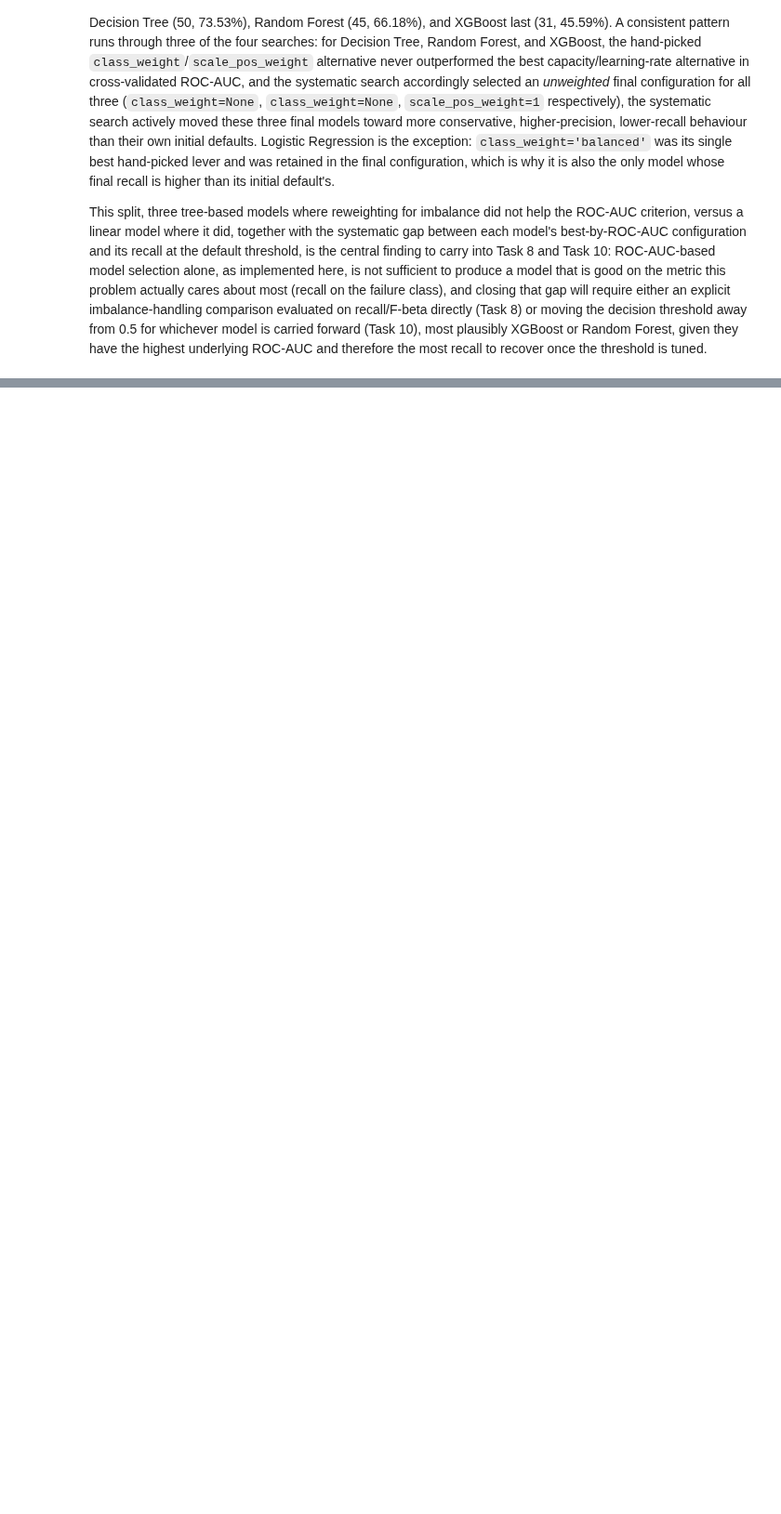
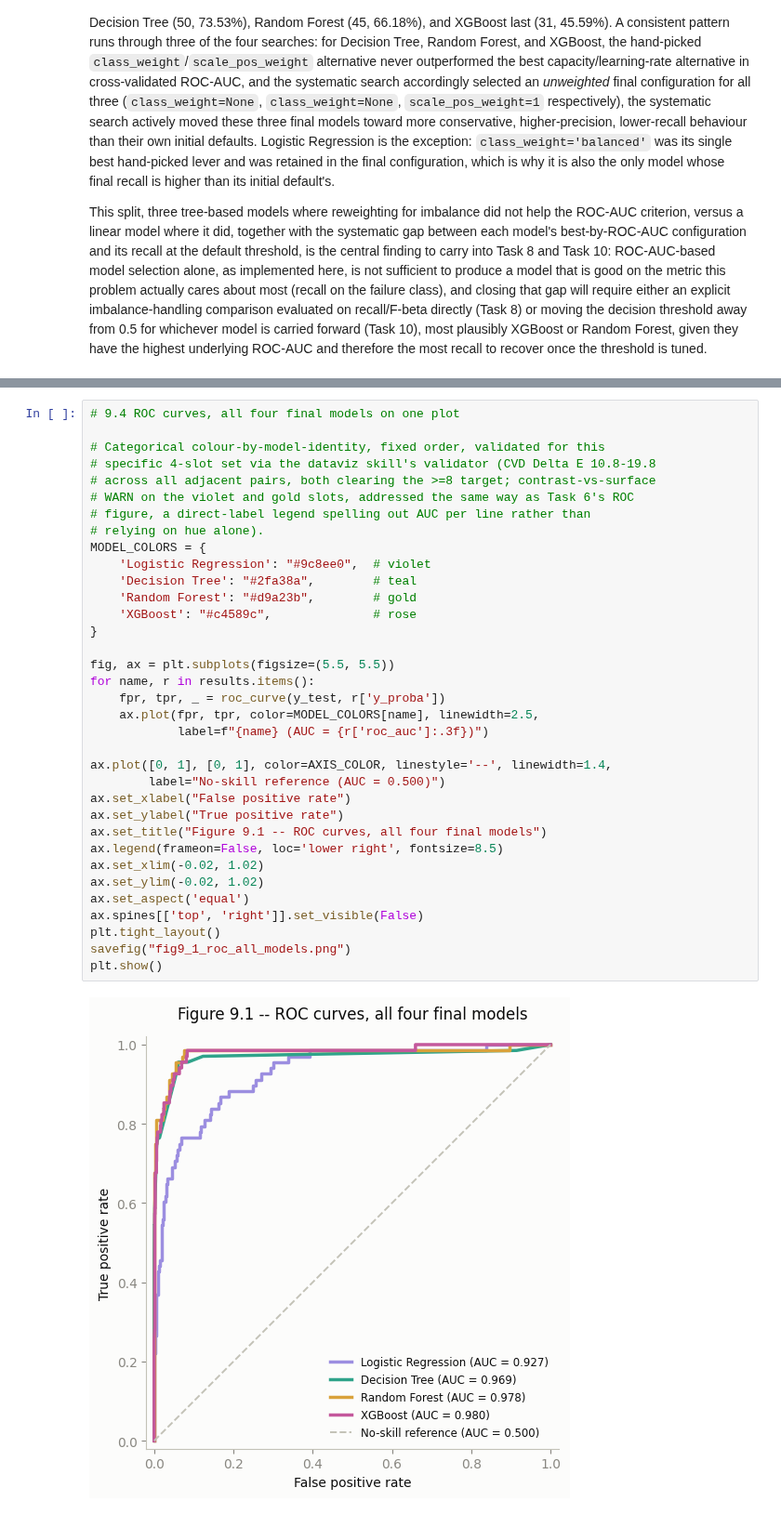
Before and after one commit to JoseAlberto88/Predictive-Maintenance-Dataset, a Jupyter notebook: Predictive_Maintenance_Dataset.ipynb, the cells around one changed output, grey strips where cells are left out. Shown at 93% size. Saved outputs shown, nothing was run; the diff lists cells and outputs as text; blank space fills up the shorter version.

```diff
--- a/Predictive_Maintenance_Dataset.ipynb
+++ b/Predictive_Maintenance_Dataset.ipynb
@@ -1976,0 +2532,37 @@ This split, three tree-based models where reweighting for imbalance did not help
+# %%
+# 9.4 ROC curves, all four final models on one plot
+
+# Categorical colour-by-model-identity, fixed order, validated for this
+# specific 4-slot set via the dataviz skill's validator (CVD Delta E 10.8-19.8
+# across all adjacent pairs, both clearing the >=8 target; contrast-vs-surface
+# WARN on the violet and gold slots, addressed the same way as Task 6's ROC
+# figure, a direct-label legend spelling out AUC per line rather than
+# relying on hue alone).
+MODEL_COLORS = {
+    'Logistic Regression': "#9c8ee0",  # violet
+    'Decision Tree': "#2fa38a",        # teal
+    'Random Forest': "#d9a23b",        # gold
+    'XGBoost': "#c4589c",              # rose
+}
+
+fig, ax = plt.subplots(figsize=(5.5, 5.5))
+for name, r in results.items():
+    fpr, tpr, _ = roc_curve(y_test, r['y_proba'])
+    ax.plot(fpr, tpr, color=MODEL_COLORS[name], linewidth=2.5,
+            label=f"{name} (AUC = {r['roc_auc']:.3f})")
+
+ax.plot([0, 1], [0, 1], color=AXIS_COLOR, linestyle='--', linewidth=1.4,
+        label="No-skill reference (AUC = 0.500)")
+ax.set_xlabel("False positive rate")
+ax.set_ylabel("True positive rate")
+ax.set_title("Figure 9.1 -- ROC curves, all four final models")
+ax.legend(frameon=False, loc='lower right', fontsize=8.5)
+ax.set_xlim(-0.02, 1.02)
+ax.set_ylim(-0.02, 1.02)
+ax.set_aspect('equal')
+ax.spines[['top', 'right']].set_visible(False)
+plt.tight_layout()
+savefig("fig9_1_roc_all_models.png")
+plt.show()
+# %% [output]
+[figure, added]
```
Also changed, not shown: parts of 15 cells of this notebook.
